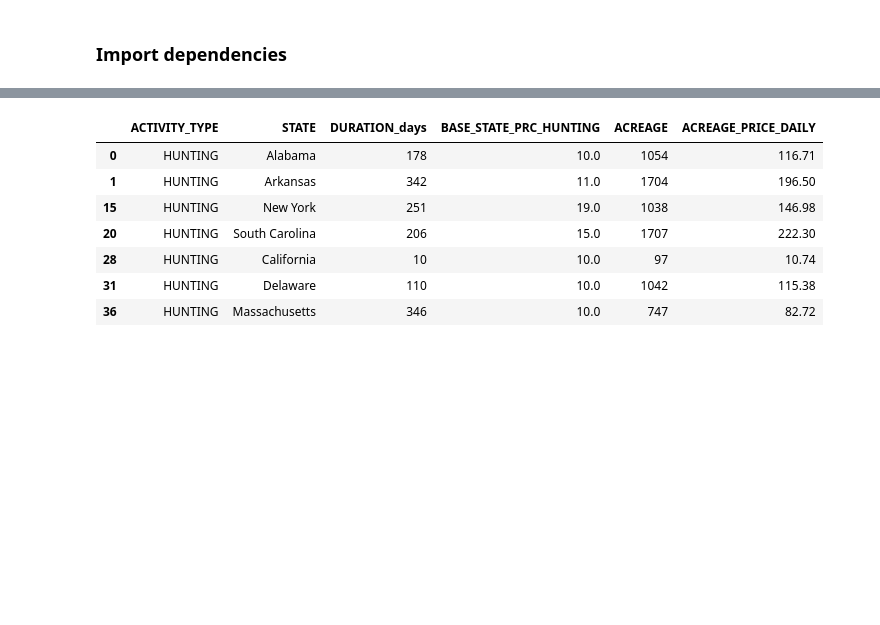
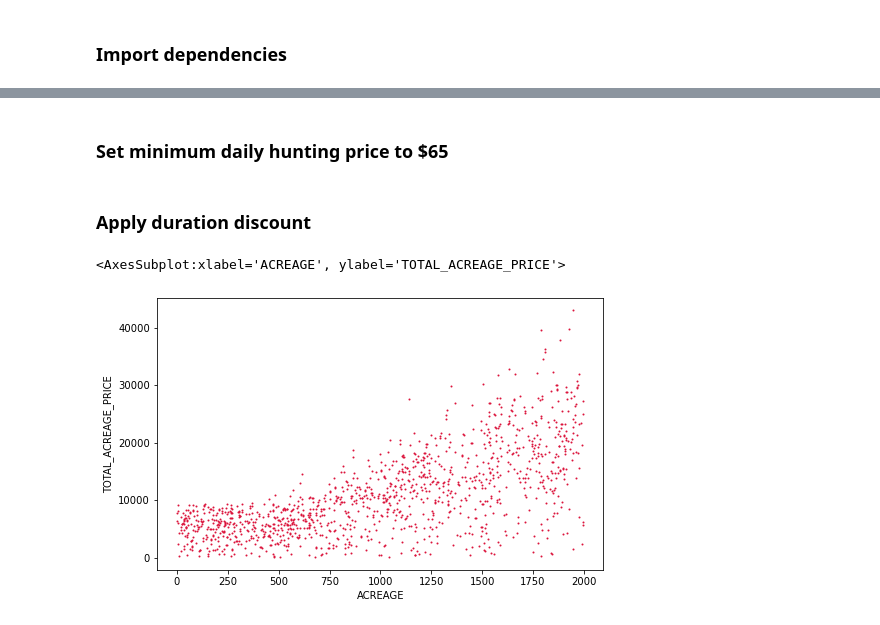
Before and after one commit to PhilipHarvey20/Land-Lease-Price-Recommender, a Jupyter notebook: Price Recommender.ipynb, the cells around one changed output, grey strips where cells are left out. Drawn from its saved outputs; the diff is of its cells as text; code cells hidden in the pictures; blank space fills up the shorter version.

```diff
--- a/Price Recommender.ipynb
+++ b/Price Recommender.ipynb
@@ -67,0 +65,2 @@ df = df[['ACTIVITY_TYPE','STATE','DURATION_days','BASE_STATE_PRC_HUNTING','ACREA
+# %% [markdown]
+### Set minimum daily hunting price to $65
@@ -67,0 +70,2 @@ df = df[['ACTIVITY_TYPE','STATE','DURATION_days','BASE_STATE_PRC_HUNTING','ACREA
+# %% [markdown]
+### Apply duration discount
@@ -68,11 +79,7 @@ df = df[['ACTIVITY_TYPE','STATE','DURATION_days','BASE_STATE_PRC_HUNTING','ACREA
 # %%
-df[df['ACTIVITY_TYPE']=='HUNTING']
+HUNTING = df[df['ACTIVITY_TYPE']=='HUNTING']
-# %% [output]
-|  | ACTIVITY_TYPE | STATE | DURATION_days | BASE_STATE_PRC_HUNTING | ACREAGE | ACREAGE_PRICE_DAILY |
-| 0 | HUNTING | Alabama | 178 | 10.0 | 1054 | 116.71 |
-| 1 | HUNTING | Arkansas | 342 | 11.0 | 1704 | 196.50 |
-| 15 | HUNTING | New York | 251 | 19.0 | 1038 | 146.98 |
-| 20 | HUNTING | South Carolina | 206 | 15.0 | 1707 | 222.30 |
-| 28 | HUNTING | California | 10 | 10.0 | 97 | 10.74 |
-| 31 | HUNTING | Delaware | 110 | 10.0 | 1042 | 115.38 |
-| 36 | HUNTING | Massachusetts | 346 | 10.0 | 747 | 82.72 |
+# %%
+HUNTING.plot(kind='scatter', x='ACREAGE', y='TOTAL_ACREAGE_PRICE', s=1, c='crimson', figsize=(8, 5))
+# %% [output]
+<AxesSubplot:xlabel='ACREAGE', ylabel='TOTAL_ACREAGE_PRICE'>
+[figure, added]
```
Also changed, not shown: parts of 18 cells of this notebook.
